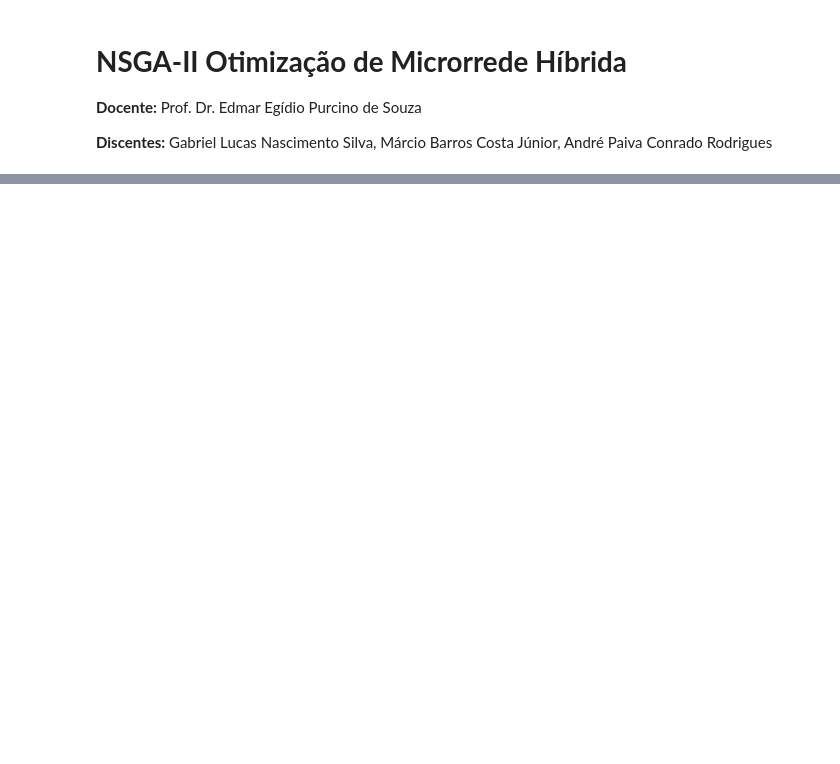
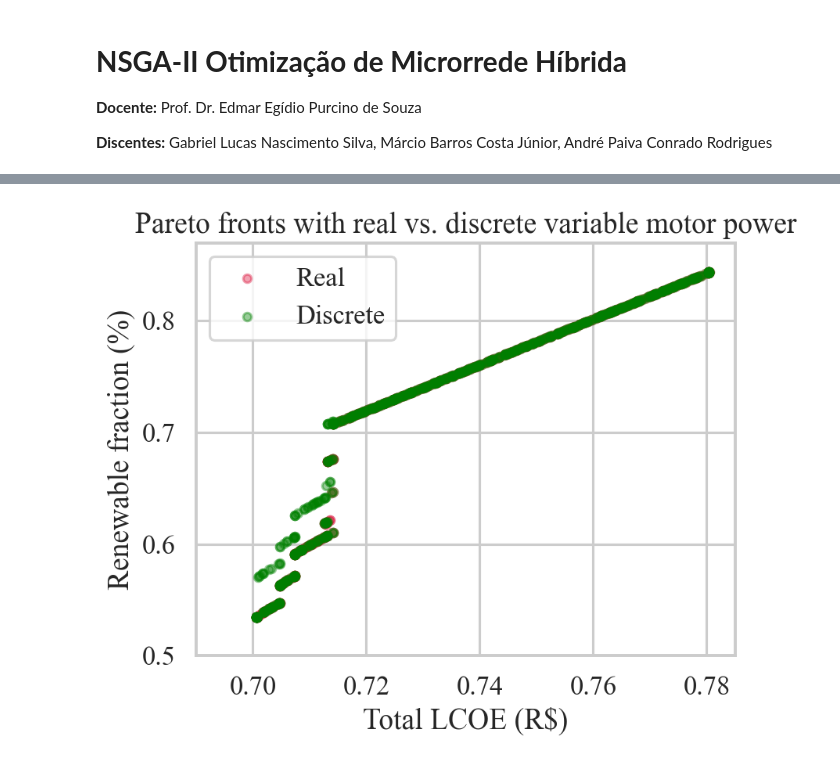
Before and after one commit to 222luke/COMPEVOL, a Jupyter notebook: NSGA_II_Otimização_de_Microrrede_Híbrida.ipynb, the cells around one changed output, grey strips where cells are left out. Saved outputs shown, nothing was run; the diff lists cells and outputs as text; code cells hidden in the pictures; blank space fills up the shorter version.

Commit message:
Update - NSGA-II

```diff
--- a/NSGA_II_Otimização_de_Microrrede_Híbrida.ipynb
+++ b/NSGA_II_Otimização_de_Microrrede_Híbrida.ipynb
@@ -594,0 +591,19 @@ plt.grid(True); plt.tight_layout(); plt.show()
+# %%
+# %% 8 — Execução com várias inicializações
+READ_CSV_PARETO = False
+N_INITIALIZATIONS = 10
+PARALLEL = False
+
+if not READ_CSV_PARETO:
+    df_pareto = pd.DataFrame()
+
+    if PARALLEL:
+        pool = multiprocessing.Pool(processes = 6)
+        pareto_pop_list = pool.map(nsga2_run, range(N_INITIALIZATIONS))
+        for i in range(len(pareto_pop_list)):
+            df_pareto = pd.concat([df_pareto, pareto_pop_list[i]])
+    else:
+        for i in range(N_INITIALIZATIONS):
+            df_pareto = pd.concat([df_pareto, nsga2_run(i)])
+
+    df_pareto.reset_index(inplace=True)
@@ -594,0 +675,19 @@ plt.grid(True); plt.tight_layout(); plt.show()
+# %%
+df_pareto_quantized = df_pareto_filtered.copy()
+df_pareto_quantized["Pot Motor Var"] = (df_pareto_quantized["Pot Motor Var"]/5.0).round(0)*5
+lcoe_tot_qt = np.array([lcoe_total_obj([c, p], pot, carga, df_consumo) for c, p in zip(df_pareto_quantized["Capacidade Bat"], df_pareto_quantized["Pot Motor Var"])])
+fren_qt = np.array([1 - fracao_ren_obj([c, p], pot, carga, df_consumo) for c, p in zip(df_pareto_quantized["Capacidade Bat"], df_pareto_quantized["Pot Motor Var"])])
+df_pareto_quantized["LCOE Total ="] = lcoe_tot_qt
+df_pareto_quantized["Fração Renovável"] = fren_qt
+# Fronteira aproximada
+plt.figure(figsize=(6,5))
+plt.scatter(df_pareto_filtered["LCOE Total"], df_pareto_filtered["Fração Renovável"], s=25, c="crimson", alpha=0.4, label="Real")
+plt.scatter(df_pareto_quantized["LCOE Total"], df_pareto_quantized["Fração Renovável"], s=25, c="green", alpha=0.4, label="Discrete")
+plt.legend()
+plt.title("Pareto fronts with real vs. discrete variable motor power")
+plt.xlabel("Total LCOE (R$)"); plt.ylabel("Renewable fraction (%)")
+plt.xlim(0.69, 0.785); plt.ylim(0.5, 0.87)
+plt.grid(True); plt.tight_layout(); plt.show()
+#plt.savefig("pareto_real_discrete.pdf")
+# %% [output]
+[figure, added]
```
Also changed, not shown: parts of 28 cells of this notebook, 6 other files.
